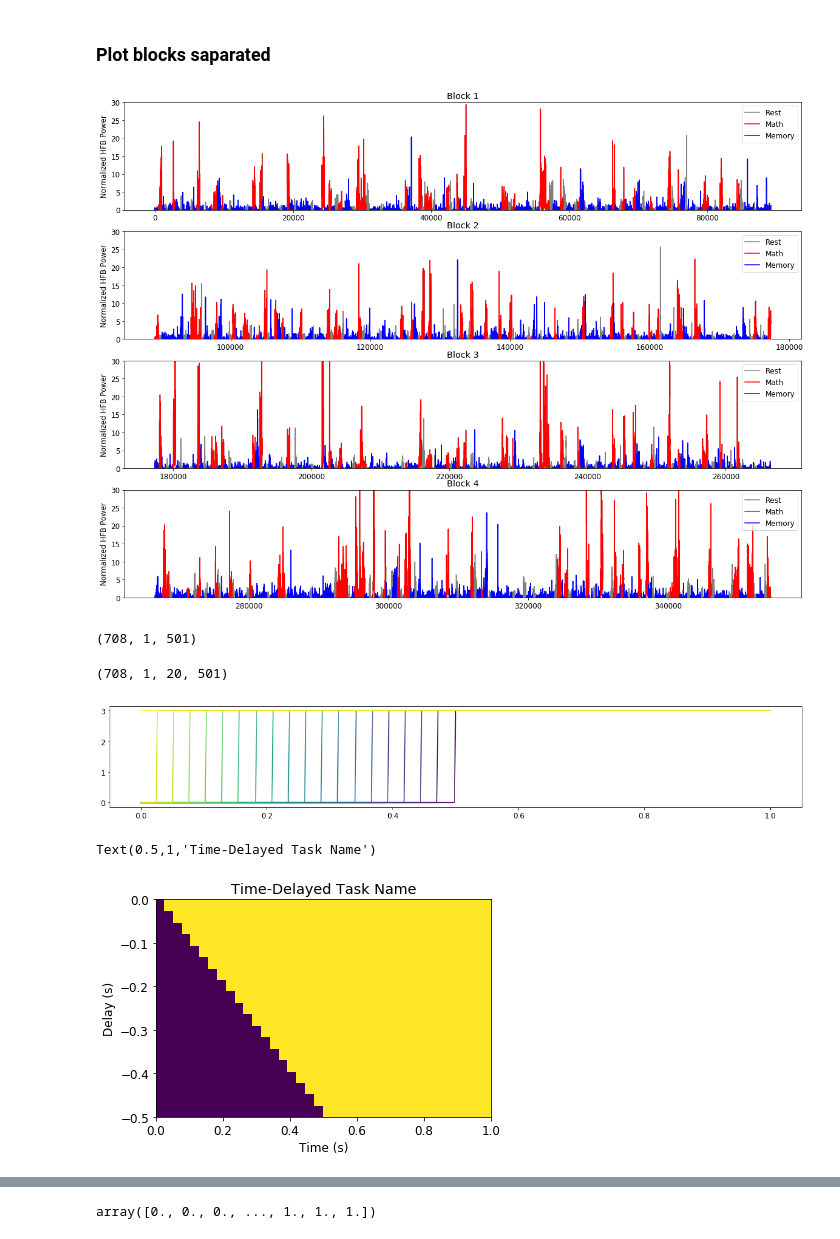
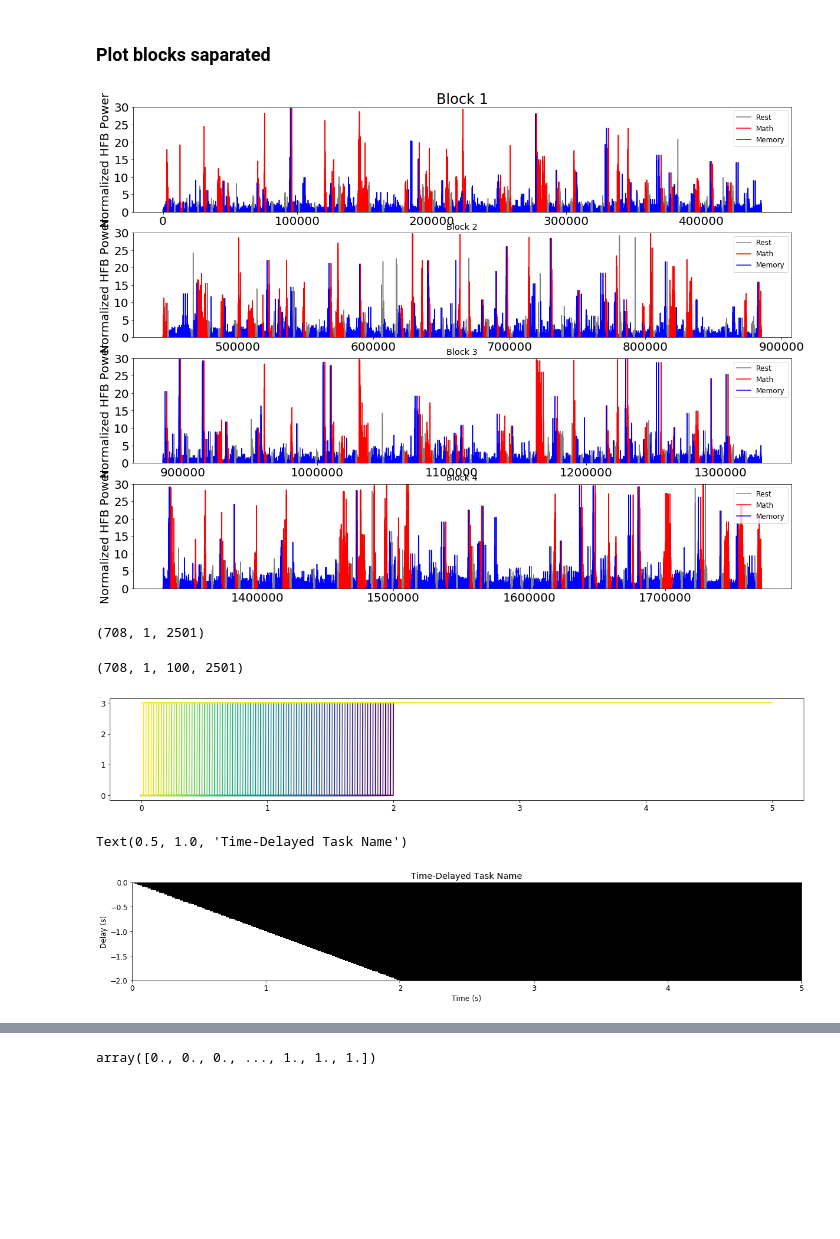
Before and after one commit to pinheirochagas/lbcn_encoding_decoding, a Jupyter notebook: notebooks/encoding_model_pipeline.ipynb, the cells around one changed output, grey strips where cells are left out. Saved outputs shown, nothing was run; the diff lists cells and outputs as text; code cells hidden in the pictures; blank space fills up the shorter version.

```diff
--- a/notebooks/encoding_model_pipeline.ipynb
+++ b/notebooks/encoding_model_pipeline.ipynb
@@ -62,12 +64,15 @@ plt.axis('off')
 ### Load the data
 # %%
 #data = np.genfromtxt('/Users/pinheirochagas/Pedro/Stanford/code/lbcn_encoding_decoding/data/data.csv', delimiter=',')
-data = pd.read_csv('/Users/pinheirochagas/Pedro/Stanford/code/lbcn_encoding_decoding/data/data_61.csv')
+data = pd.read_csv('/Users/pinheirochagas/Pedro/drive/Stanford/projects/math_network/encoding_model/data_61.csv')
 # %%
-# Recode task
+# Set extreme values to zero
+data.loc[data.loc[:,'HFB']>30, 'HFB'] = 0
+
+# Recode task name
 data.loc[data.loc[:,'task_general_cond_name']==4, 'task_general_cond_name'] = 3
-data.loc[data.loc[:,'task_general_cond_name']==6, 'task_general_cond_name'] = 2
-data.loc[data.loc[:,'task_general_cond_name']==7, 'task_general_cond_name'] = 1
+data.loc[data.loc[:,'task_general_cond_name']==6, 'task_general_cond_name'] = 1
+data.loc[data.loc[:,'task_general_cond_name']==8, 'task_general_cond_name'] = 2
 # %% [markdown]
 ### Plot all blocks concatenated
 # %%
@@ -88,7 +93,7 @@ fig, ax = plt.subplots(n_blocks,1,figsize=(20, 15))
 math_trials = data.loc[:,'HFB'].copy()
 math_trials[data.loc[:,'task_general_cond_name']!=3] = np.nan
 memo_trials = data.loc[:,'HFB'].copy()
-memo_trials[data.loc[:,'task_general_cond_name']!=2] = np.nan
+memo_trials[data.loc[:,'task_general_cond_name']!=1] = np.nan
 
 for i in range(n_blocks):
     #ax[i].plot(samples[data[:,4]==i+1], data[data[:,4]==i+1,3])
@@ -102,7 +107,7 @@ for i in range(n_blocks):
     plt.rcParams.update({'font.size': 12})
     ax[i].legend()
 # %% [output]
-[figure, old version]
+[figure, new version]
 # %%
 features = np.array(data.loc[:,'task_general_cond_name'])
 times = np.shape(np.unique(data.loc[:,'time']))
@@ -115,35 +120,35 @@ np.shape(features_reshape)
 features_reshape = np.expand_dims(features_reshape, axis=1)
 np.shape(features_reshape)
 # %% [output]
-(708, 1, 501)
+(708, 1, 2501)
 # %%
-delays = np.linspace(-0.5, 0., 20)
+delays = np.linspace(-2, 0., 100)
 X_delayed = delay_time_series(features_reshape, delays, 500)
 # %%
 np.shape(X_delayed)
 # %% [output]
-(708, 1, 20, 501)
+(708, 1, 100, 2501)
 # %%
 fig, ax = plt.subplots(figsize=(20, 3))
-colors = plt.cm.viridis(np.linspace(0,1,20))
+colors = plt.cm.viridis(np.linspace(0,1,100))
 
-for i in range(20):
+for i in range(100):
     #ax[i].plot(samples[data[:,4]==i+1], data[data[:,4]==i+1,3])
     ax.plot(np.unique(data.loc[:,'time']), np.squeeze(X_delayed[1,0,i,:]), color=colors[i])
 # %% [output]
-[figure, old version]
+[figure, new version]
 # %%
 times = np.unique(data.loc[:,'time'])
-fig, ax = plt.subplots()
+fig, ax = plt.subplots(figsize=(20, 3))
 ax.pcolormesh(times, delays,
-              X_delayed[1,0,:,:], cmap='viridis')
+              X_delayed[1,0,:,:], cmap='binary')
 ax.axis('tight')
 ax.set_ylabel('Delay (s)')
 ax.set_xlabel('Time (s)')
 ax.set_title('Time-Delayed Task Name')
 # %% [output]
-Text(0.5,1,'Time-Delayed Task Name')
+Text(0.5, 1.0, 'Time-Delayed Task Name')
-[figure, old version]
+[figure, new version]
 # %%
 # Concatenate back the delayed features
 X_env = X_delayed.reshape([X_delayed.shape[0], -1, X_delayed.shape[-1]])
```
Also changed, not shown: parts of 13 cells of this notebook.
